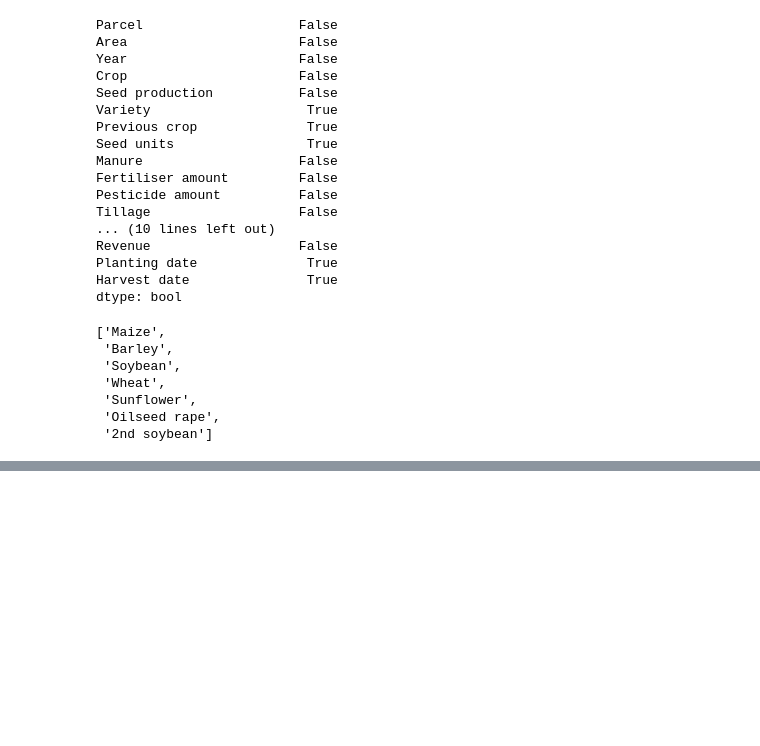
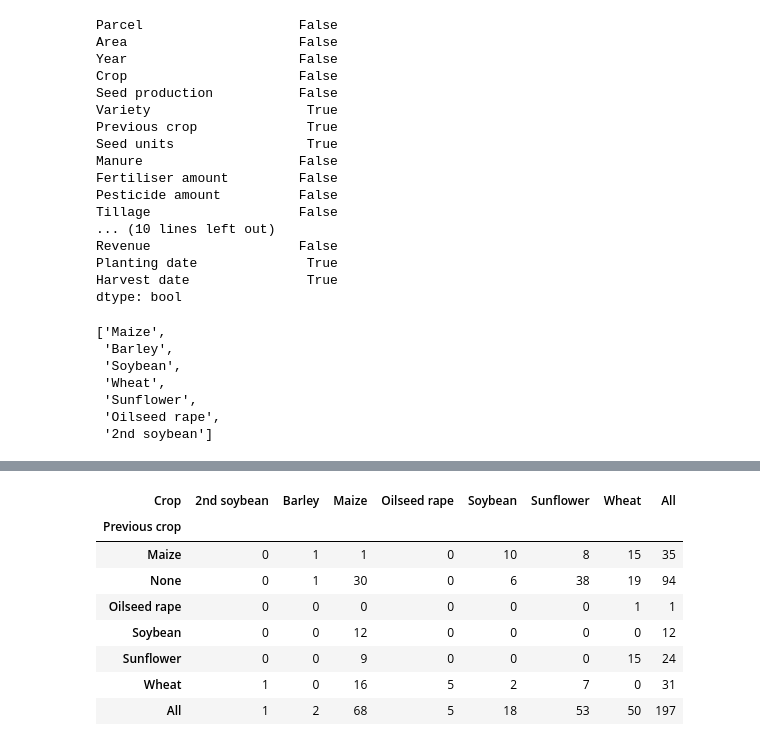
Before and after one commit to AndreaM1996/Project5, a Jupyter notebook: Project5.ipynb, the cells around one changed output, grey strips where cells are left out. Drawn from its saved outputs; the diff is of its cells as text; code cells hidden in the pictures; blank space fills up the shorter version.

```diff
--- a/Project5.ipynb
+++ b/Project5.ipynb
@@ -235,5 +240,15 @@ plt.show()
 # %%
-pivot = data[['Crop','Previous crop']].pivot_table(index='Previous crop', columns='Crop',aggfunc=len,fill_value=0)
+pivot = data[['Crop','Previous crop']].pivot_table(index='Previous crop', columns='Crop',aggfunc=len,fill_value=0,margins=True)
 pivot
+# %% [output]
+| Crop | 2nd soybean | Barley | Maize | Oilseed rape | Soybean | Sunflower | Wheat | All |
+| Previous crop |  |  |  |  |  |  |  |  |
+| Maize | 0 | 1 | 1 | 0 | 10 | 8 | 15 | 35 |
+| None | 0 | 1 | 30 | 0 | 6 | 38 | 19 | 94 |
+| Oilseed rape | 0 | 0 | 0 | 0 | 0 | 0 | 1 | 1 |
+| Soybean | 0 | 0 | 12 | 0 | 0 | 0 | 0 | 12 |
+| Sunflower | 0 | 0 | 9 | 0 | 0 | 0 | 15 | 24 |
+| Wheat | 1 | 0 | 16 | 5 | 2 | 7 | 0 | 31 |
+| All | 1 | 2 | 68 | 5 | 18 | 53 | 50 | 197 |
 # %%
 chi2 = stats.chi2_contingency(pivot)
```
Also changed, not shown: parts of 20 cells of this notebook.
